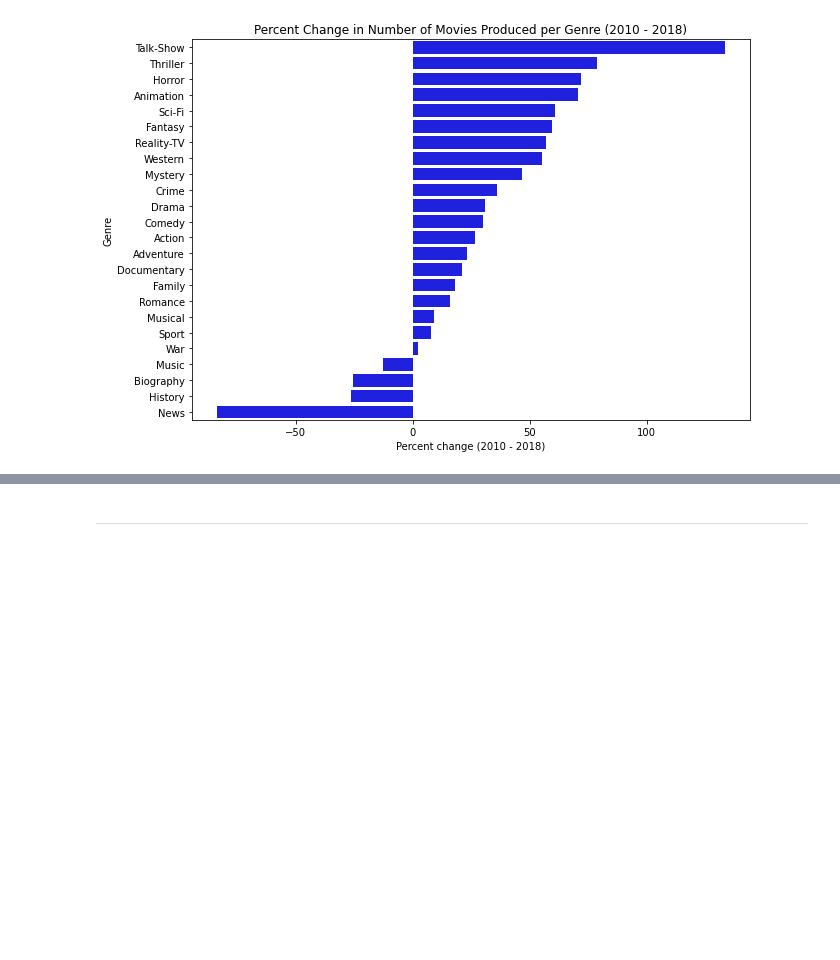
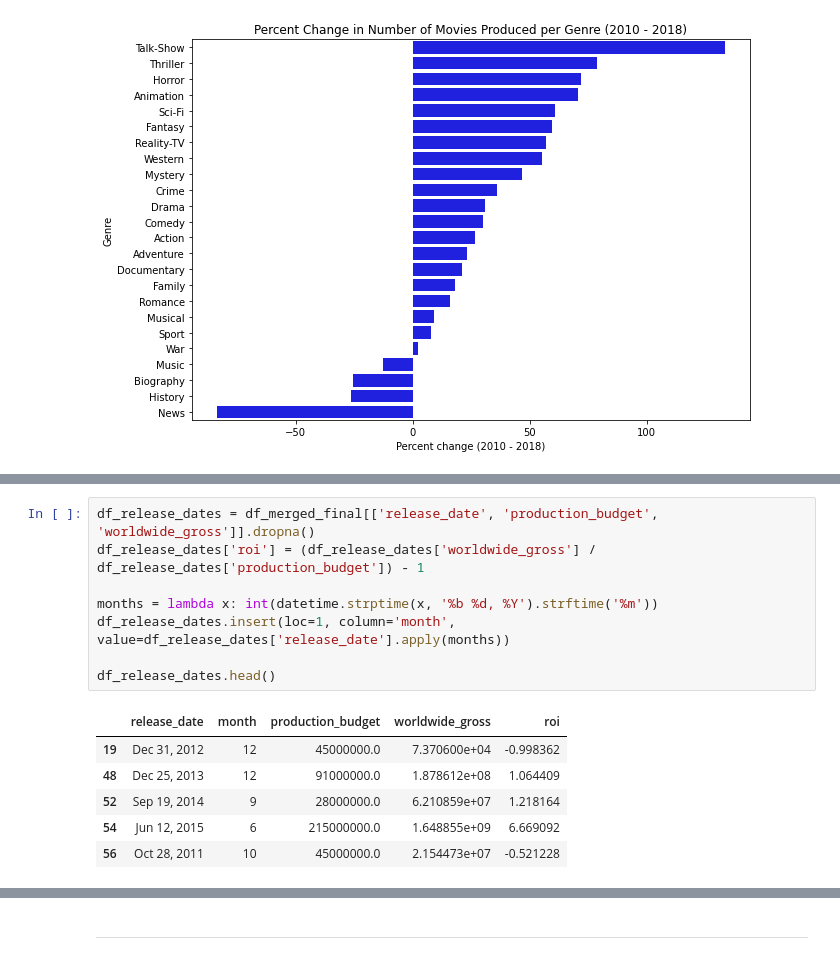
Before and after one commit to tjkyner/flatiron-ds-phase-1-project, a Jupyter notebook: notebooks/analysis.ipynb, the cells around one changed output, grey strips where cells are left out. Saved outputs shown, nothing was run; the diff lists cells and outputs as text; blank space fills up the shorter version.

```diff
--- a/notebooks/analysis.ipynb
+++ b/notebooks/analysis.ipynb
@@ -205,0 +210,15 @@ sns.barplot(
+# %%
+df_release_dates = df_merged_final[['release_date', 'production_budget', 'worldwide_gross']].dropna()
+df_release_dates['roi'] = (df_release_dates['worldwide_gross'] / df_release_dates['production_budget']) - 1
+
+months = lambda x: int(datetime.strptime(x, '%b %d, %Y').strftime('%m'))
+df_release_dates.insert(loc=1, column='month', value=df_release_dates['release_date'].apply(months))
+
+df_release_dates.head()
+# %% [output]
+|  | release_date | month | production_budget | worldwide_gross | roi |
+| 19 | Dec 31, 2012 | 12 | 45000000.0 | 7.370600e+04 | -0.998362 |
+| 48 | Dec 25, 2013 | 12 | 91000000.0 | 1.878612e+08 | 1.064409 |
+| 52 | Sep 19, 2014 | 9 | 28000000.0 | 6.210859e+07 | 1.218164 |
+| 54 | Jun 12, 2015 | 6 | 215000000.0 | 1.648855e+09 | 6.669092 |
+| 56 | Oct 28, 2011 | 10 | 45000000.0 | 2.154473e+07 | -0.521228 |
```
Also changed, not shown: parts of 6 cells of this notebook.
